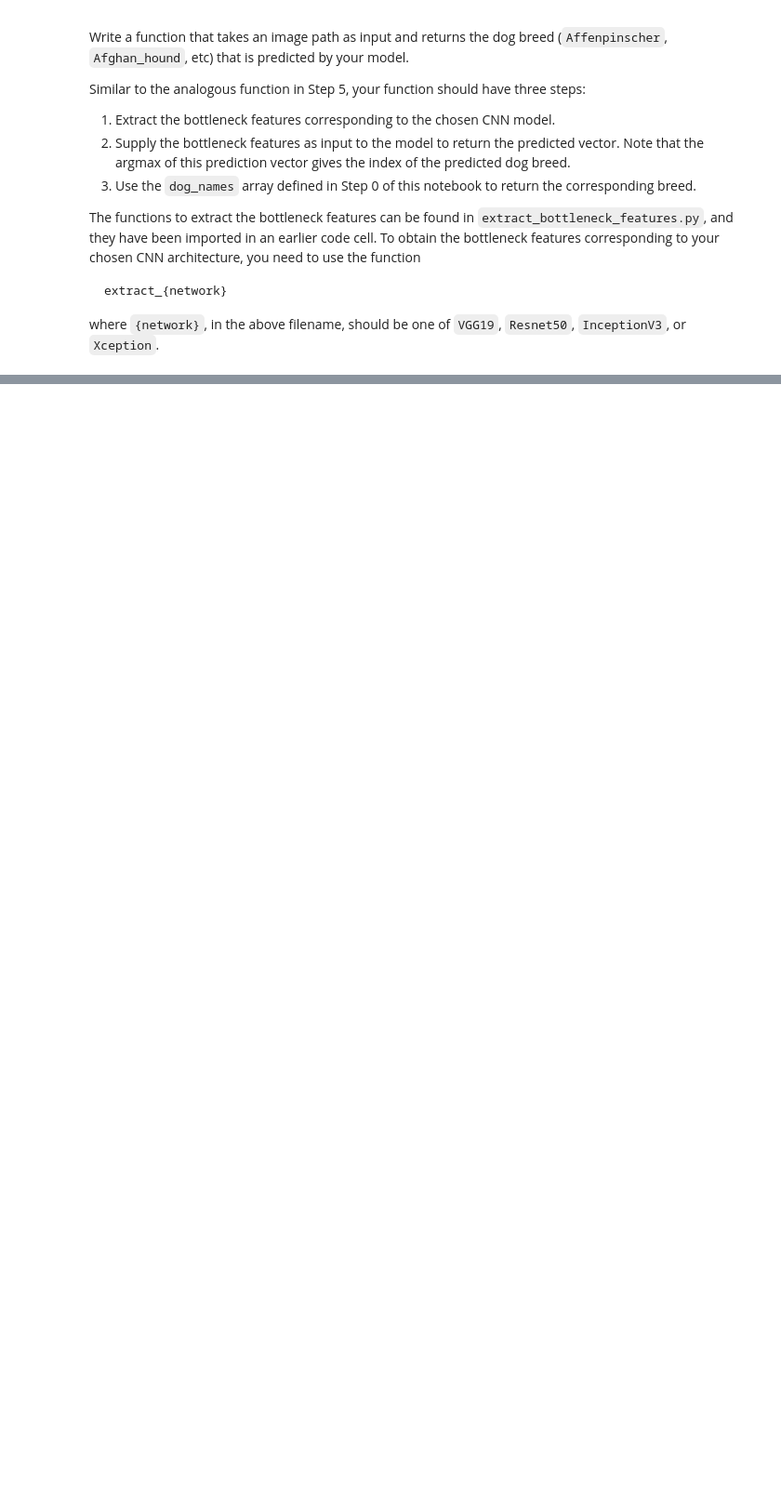
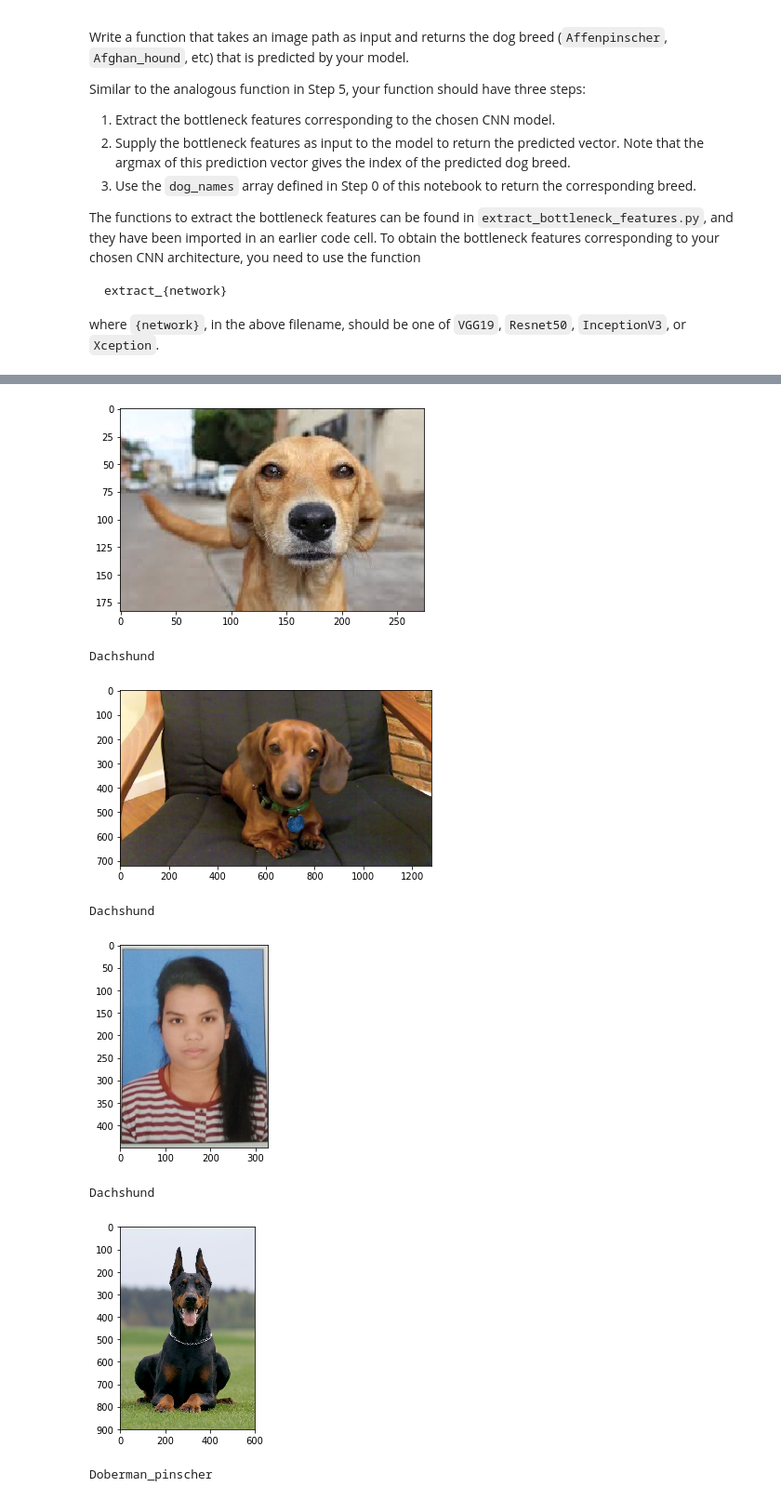
Before and after one commit to Radhika1997/Dog-Breed-Classifier-DLND, a Jupyter notebook: dog_app.ipynb, the cells around one changed output, grey strips where cells are left out. Shown at 93% size. Cells and saved outputs as stored; diff of their text form; code cells hidden in the pictures; blank space fills up the shorter version.

```diff
--- a/dog_app.ipynb
+++ b/dog_app.ipynb
@@ -734,14 +736,14 @@ Some sample output for our algorithm is provided below, but feel free to design
 ### TODO: Write your algorithm.
 ### Feel free to use as many code cells as needed.
 
-def algorithm():
-    img = cv2.imread(img_path)
+def algorithm(path):
+    img = cv2.imread(path)
     gray = cv2.cvtColor(img, cv2.COLOR_BGR2GRAY)
     faces = face_cascade.detectMultiScale(gray)
-    if face_detector(img_path)==True:
-        return InceptionV3_predict_breed(img_path)
-    if dog_detector(img_path)==True:
-        return InceptionV3_predict_breed(img_path)
+    if face_detector(path)==True:
+        return InceptionV3_predict_breed(path)
+    if dog_detector(path)==True:
+        return InceptionV3_predict_breed(path)
     else:
         print('Please, add a clear image')
 # %% [markdown]
@@ -764,0 +763,54 @@ __Answer:__
+# %%
+## TODO: Execute your algorithm from Step 6 on
+## at least 6 images on your computer.
+## Feel free to use as many code cells as needed.
+img = cv2.imread("download (8).jpg")
+img = cv2.cvtColor(img, cv2.COLOR_BGR2RGB)
+plt.imshow(img)
+plt.show()
+
+print (algorithm("download (8).jpg"))
+
+img = cv2.imread("maxresdefault (1).jpg")
+img = cv2.cvtColor(img, cv2.COLOR_BGR2RGB)
+plt.imshow(img)
+plt.show()
+
+print (algorithm("maxresdefault (1).jpg"))
+
+img = cv2.imread( "VAISHNAVIPHOTO.jpg")
+img = cv2.cvtColor(img, cv2.COLOR_BGR2RGB)
+plt.imshow(img)
+plt.show()
+
+print (algorithm("VAISHNAVIPHOTO.jpg"))
+
+img = cv2.imread("doberman_pinscher_l2.jpg")
+img = cv2.cvtColor(img, cv2.COLOR_BGR2RGB)
+plt.imshow(img)
+plt.show()
+
+print (algorithm("doberman_pinscher_l2.jpg"))
+
+img = cv2.imread("Labrador-Retriever.jpg")
+img = cv2.cvtColor(img, cv2.COLOR_BGR2RGB)
+plt.imshow(img)
+plt.show()
+
+print (algorithm("Labrador-Retriever.jpg"))
+
+img = cv2.imread("IMG_20180211_105535045.jpg")
+img = cv2.cvtColor(img, cv2.COLOR_BGR2RGB)
+plt.imshow(img)
+plt.show()
+
+print (algorithm("IMG_20180211_105535045.jpg"))
+# %% [output]
+[figure, added]
+Dachshund
+[figure, added]
+Dachshund
+[figure, added]
+Dachshund
+[figure, added]
+Doberman_pinscher
```
Also changed, not shown: parts of 11 cells of this notebook.
